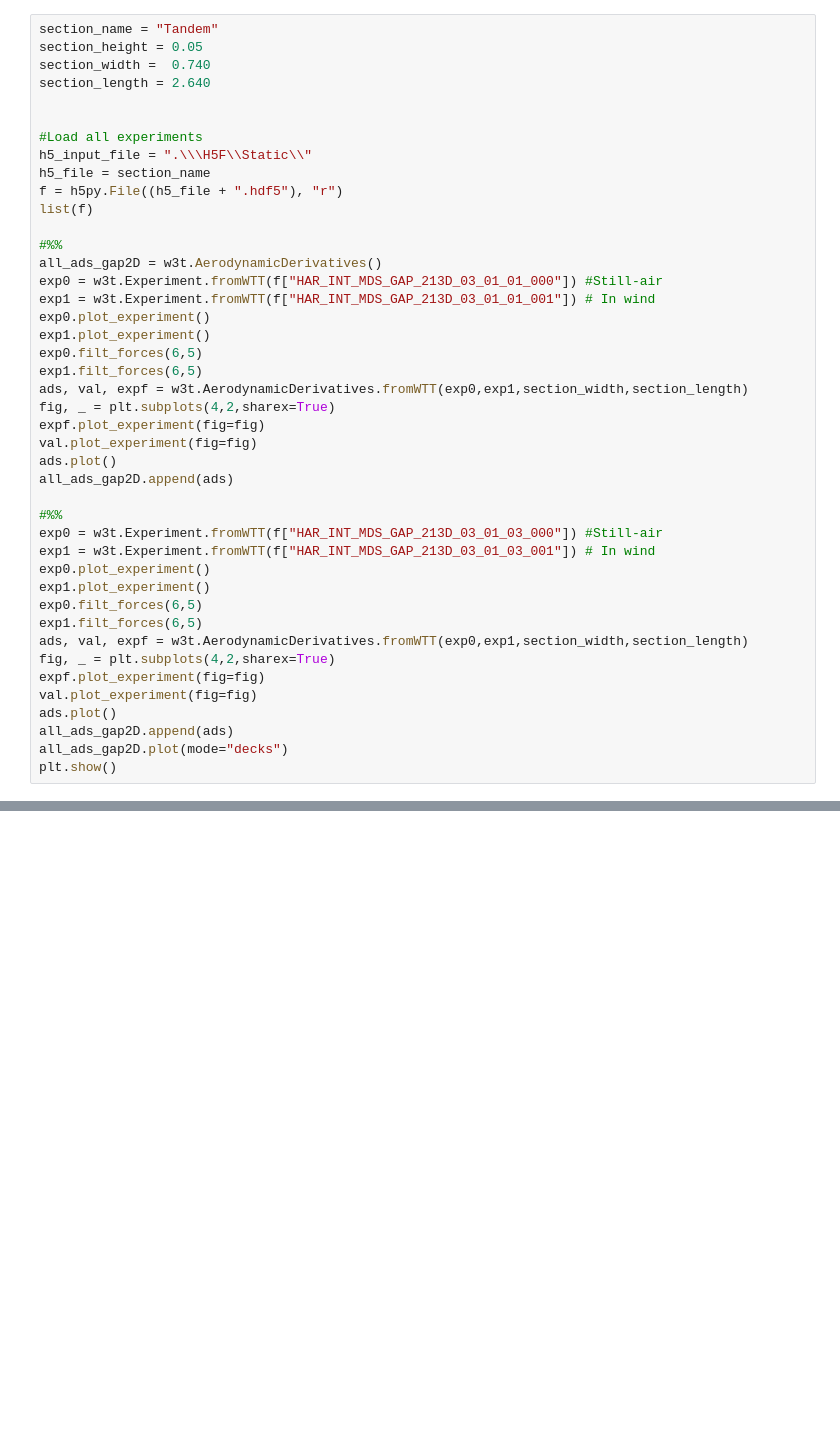
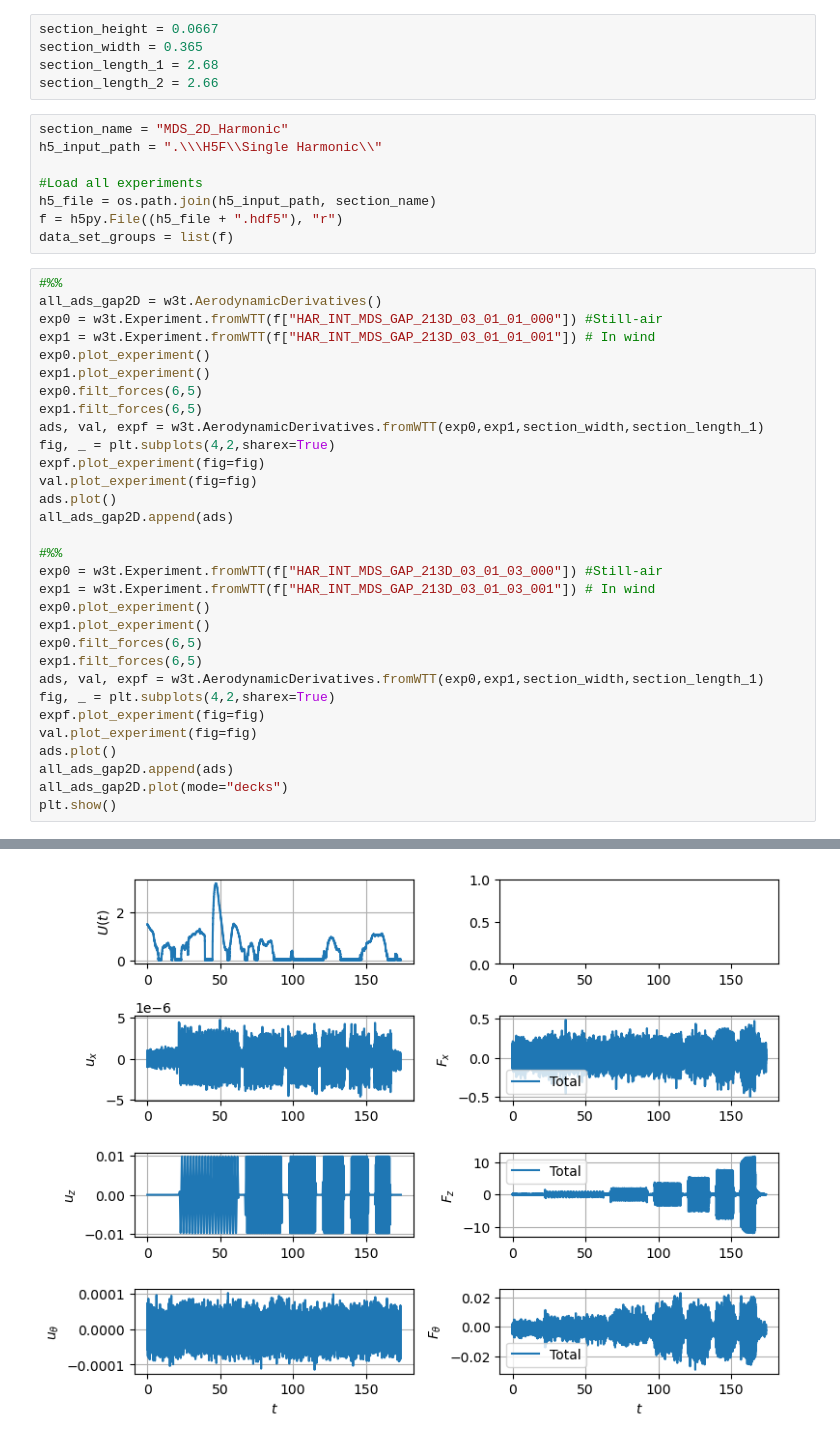
Before and after one commit to lineHRosland/FV_windtunnel_buffeting_flutter, a Jupyter notebook: HAR_INT/aerodynamic_derivatives_tandem_notebook.ipynb, the cells around one changed output, grey strips where cells are left out. Drawn from its saved outputs; the diff is of its cells as text; blank space fills up the shorter version.

```diff
--- a/HAR_INT/aerodynamic_derivatives_tandem_notebook.ipynb
+++ b/HAR_INT/aerodynamic_derivatives_tandem_notebook.ipynb
@@ -14,19 +14,20 @@ import pandas as pd
 
 tic = time.perf_counter()
 plt.close("all")
+# %%
+section_height = 0.0667
+section_width = 0.365
+section_length_1 = 2.68
+section_length_2 = 2.66
+# %%
+section_name = "MDS_2D_Harmonic"
+h5_input_path = ".\\\H5F\\Single Harmonic\\"
+
+#Load all experiments
+h5_file = os.path.join(h5_input_path, section_name)
+f = h5py.File((h5_file + ".hdf5"), "r")
+data_set_groups = list(f)
 # %%
-section_name = "Tandem"
-section_height = 0.05
-section_width =  0.740
-section_length = 2.640
-
-
-#Load all experiments
-h5_input_file = ".\\\H5F\\Static\\"
-h5_file = section_name
-f = h5py.File((h5_file + ".hdf5"), "r")
-list(f)
-
 #%%
 all_ads_gap2D = w3t.AerodynamicDerivatives()
 exp0 = w3t.Experiment.fromWTT(f["HAR_INT_MDS_GAP_213D_03_01_01_000"]) #Still-air
@@ -35,7 +36,7 @@ exp0.plot_experiment()
 exp1.plot_experiment()
 exp0.filt_forces(6,5)
 exp1.filt_forces(6,5)
-ads, val, expf = w3t.AerodynamicDerivatives.fromWTT(exp0,exp1,section_width,section_length)
+ads, val, expf = w3t.AerodynamicDerivatives.fromWTT(exp0,exp1,section_width,section_length_1)
 fig, _ = plt.subplots(4,2,sharex=True)
 expf.plot_experiment(fig=fig)
 val.plot_experiment(fig=fig)
@@ -49,7 +50,7 @@ exp0.plot_experiment()
 exp1.plot_experiment()
 exp0.filt_forces(6,5)
 exp1.filt_forces(6,5)
-ads, val, expf = w3t.AerodynamicDerivatives.fromWTT(exp0,exp1,section_width,section_length)
+ads, val, expf = w3t.AerodynamicDerivatives.fromWTT(exp0,exp1,section_width,section_length_1)
 fig, _ = plt.subplots(4,2,sharex=True)
 expf.plot_experiment(fig=fig)
 val.plot_experiment(fig=fig)
@@ -61,0 +74 @@ FileNotFoundError: [Errno 2] Unable to open file (unable to open file: name = 'T
+[figure, added]
```
Also changed, not shown: parts of 2 cells of this notebook, 3 other files.
